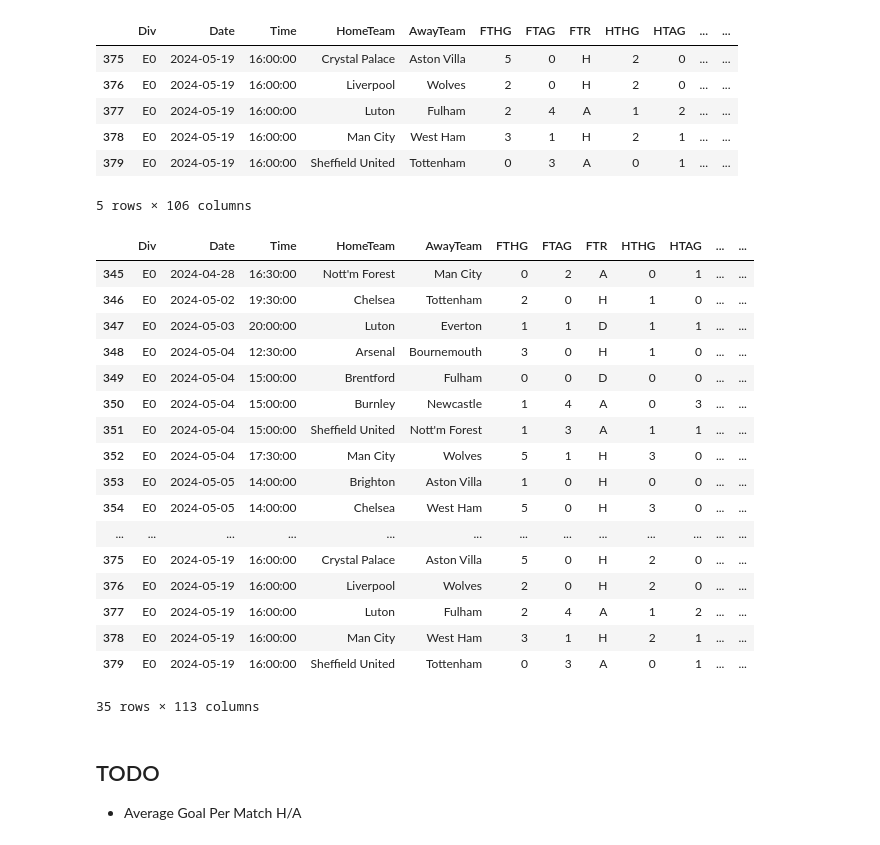
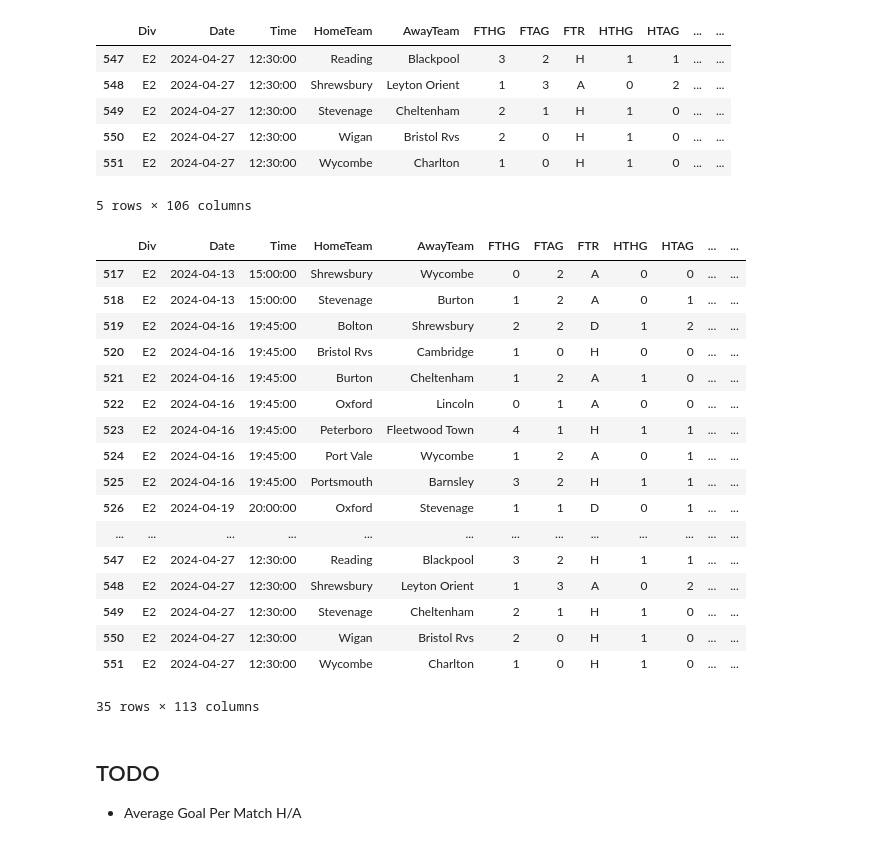
Before and after one commit to vittoN/ML-SOC, a Jupyter notebook: FeaturesEngineering.ipynb, the cells around one changed output. Drawn from its saved outputs; the diff is of its cells as text; code cells hidden in the pictures.

```diff
--- a/FeaturesEngineering.ipynb
+++ b/FeaturesEngineering.ipynb
@@ -17,16 +17,16 @@ from sklearn.linear_model import LogisticRegression
 from sklearn.metrics import accuracy_score
 from sklearn import preprocessing
 # %%
-filename = 'data/PremierLeague/23-24.xlsx'
+filename = 'data/League1/23-24.xlsx'
 data = pd.read_excel(filename)
 data.tail()
 # %% [output]
 |  | Div | Date | Time | HomeTeam | AwayTeam | FTHG | FTAG | FTR | HTHG | HTAG | ... | ... |
-| 375 | E0 | 2024-05-19 | 16:00:00 | Crystal Palace | Aston Villa | 5 | 0 | H | 2 | 0 | ... | ... |
-| 376 | E0 | 2024-05-19 | 16:00:00 | Liverpool | Wolves | 2 | 0 | H | 2 | 0 | ... | ... |
-| 377 | E0 | 2024-05-19 | 16:00:00 | Luton | Fulham | 2 | 4 | A | 1 | 2 | ... | ... |
-| 378 | E0 | 2024-05-19 | 16:00:00 | Man City | West Ham | 3 | 1 | H | 2 | 1 | ... | ... |
-| 379 | E0 | 2024-05-19 | 16:00:00 | Sheffield United | Tottenham | 0 | 3 | A | 0 | 1 | ... | ... |
+| 547 | E2 | 2024-04-27 | 12:30:00 | Reading | Blackpool | 3 | 2 | H | 1 | 1 | ... | ... |
+| 548 | E2 | 2024-04-27 | 12:30:00 | Shrewsbury | Leyton Orient | 1 | 3 | A | 0 | 2 | ... | ... |
+| 549 | E2 | 2024-04-27 | 12:30:00 | Stevenage | Cheltenham | 2 | 1 | H | 1 | 0 | ... | ... |
+| 550 | E2 | 2024-04-27 | 12:30:00 | Wigan | Bristol Rvs | 2 | 0 | H | 1 | 0 | ... | ... |
+| 551 | E2 | 2024-04-27 | 12:30:00 | Wycombe | Charlton | 1 | 0 | H | 1 | 0 | ... | ... |
 5 rows × 106 columns
 # %%
 # Supponiamo che il DataFrame si chiami df
@@ -127,22 +127,22 @@ data['MatchGoal'] = data['FTHG'] + data['FTAG']
 data.tail(35)
 # %% [output]
 |  | Div | Date | Time | HomeTeam | AwayTeam | FTHG | FTAG | FTR | HTHG | HTAG | ... | ... |
-| 345 | E0 | 2024-04-28 | 16:30:00 | Nott'm Forest | Man City | 0 | 2 | A | 0 | 1 | ... | ... |
-| 346 | E0 | 2024-05-02 | 19:30:00 | Chelsea | Tottenham | 2 | 0 | H | 1 | 0 | ... | ... |
-| 347 | E0 | 2024-05-03 | 20:00:00 | Luton | Everton | 1 | 1 | D | 1 | 1 | ... | ... |
-| 348 | E0 | 2024-05-04 | 12:30:00 | Arsenal | Bournemouth | 3 | 0 | H | 1 | 0 | ... | ... |
-| 349 | E0 | 2024-05-04 | 15:00:00 | Brentford | Fulham | 0 | 0 | D | 0 | 0 | ... | ... |
-| 350 | E0 | 2024-05-04 | 15:00:00 | Burnley | Newcastle | 1 | 4 | A | 0 | 3 | ... | ... |
-| 351 | E0 | 2024-05-04 | 15:00:00 | Sheffield United | Nott'm Forest | 1 | 3 | A | 1 | 1 | ... | ... |
-| 352 | E0 | 2024-05-04 | 17:30:00 | Man City | Wolves | 5 | 1 | H | 3 | 0 | ... | ... |
-| 353 | E0 | 2024-05-05 | 14:00:00 | Brighton | Aston Villa | 1 | 0 | H | 0 | 0 | ... | ... |
-| 354 | E0 | 2024-05-05 | 14:00:00 | Chelsea | West Ham | 5 | 0 | H | 3 | 0 | ... | ... |
+| 517 | E2 | 2024-04-13 | 15:00:00 | Shrewsbury | Wycombe | 0 | 2 | A | 0 | 0 | ... | ... |
+| 518 | E2 | 2024-04-13 | 15:00:00 | Stevenage | Burton | 1 | 2 | A | 0 | 1 | ... | ... |
+| 519 | E2 | 2024-04-16 | 19:45:00 | Bolton | Shrewsbury | 2 | 2 | D | 1 | 2 | ... | ... |
+| 520 | E2 | 2024-04-16 | 19:45:00 | Bristol Rvs | Cambridge | 1 | 0 | H | 0 | 0 | ... | ... |
+| 521 | E2 | 2024-04-16 | 19:45:00 | Burton | Cheltenham | 1 | 2 | A | 1 | 0 | ... | ... |
+| 522 | E2 | 2024-04-16 | 19:45:00 | Oxford | Lincoln | 0 | 1 | A | 0 | 0 | ... | ... |
+| 523 | E2 | 2024-04-16 | 19:45:00 | Peterboro | Fleetwood Town | 4 | 1 | H | 1 | 1 | ... | ... |
+| 524 | E2 | 2024-04-16 | 19:45:00 | Port Vale | Wycombe | 1 | 2 | A | 0 | 1 | ... | ... |
+| 525 | E2 | 2024-04-16 | 19:45:00 | Portsmouth | Barnsley | 3 | 2 | H | 1 | 1 | ... | ... |
+| 526 | E2 | 2024-04-19 | 20:00:00 | Oxford | Stevenage | 1 | 1 | D | 0 | 1 | ... | ... |
 | ... | ... | ... | ... | ... | ... | ... | ... | ... | ... | ... | ... | ... |
-| 375 | E0 | 2024-05-19 | 16:00:00 | Crystal Palace | Aston Villa | 5 | 0 | H | 2 | 0 | ... | ... |
-| 376 | E0 | 2024-05-19 | 16:00:00 | Liverpool | Wolves | 2 | 0 | H | 2 | 0 | ... | ... |
-| 377 | E0 | 2024-05-19 | 16:00:00 | Luton | Fulham | 2 | 4 | A | 1 | 2 | ... | ... |
-| 378 | E0 | 2024-05-19 | 16:00:00 | Man City | West Ham | 3 | 1 | H | 2 | 1 | ... | ... |
-| 379 | E0 | 2024-05-19 | 16:00:00 | Sheffield United | Tottenham | 0 | 3 | A | 0 | 1 | ... | ... |
+| 547 | E2 | 2024-04-27 | 12:30:00 | Reading | Blackpool | 3 | 2 | H | 1 | 1 | ... | ... |
+| 548 | E2 | 2024-04-27 | 12:30:00 | Shrewsbury | Leyton Orient | 1 | 3 | A | 0 | 2 | ... | ... |
+| 549 | E2 | 2024-04-27 | 12:30:00 | Stevenage | Cheltenham | 2 | 1 | H | 1 | 0 | ... | ... |
+| 550 | E2 | 2024-04-27 | 12:30:00 | Wigan | Bristol Rvs | 2 | 0 | H | 1 | 0 | ... | ... |
+| 551 | E2 | 2024-04-27 | 12:30:00 | Wycombe | Charlton | 1 | 0 | H | 1 | 0 | ... | ... |
 35 rows × 113 columns
 # %%
 resultFileName = filename[:-5] + '-E.xlsx'
```
Also changed, not shown: 23 other files.
